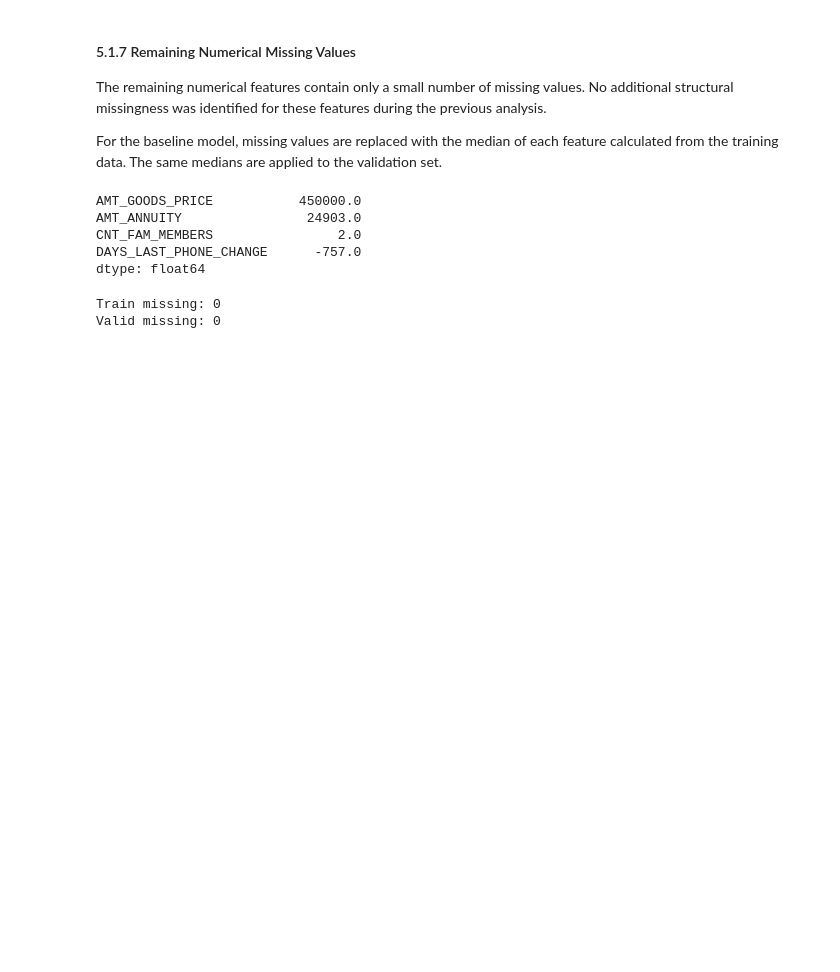
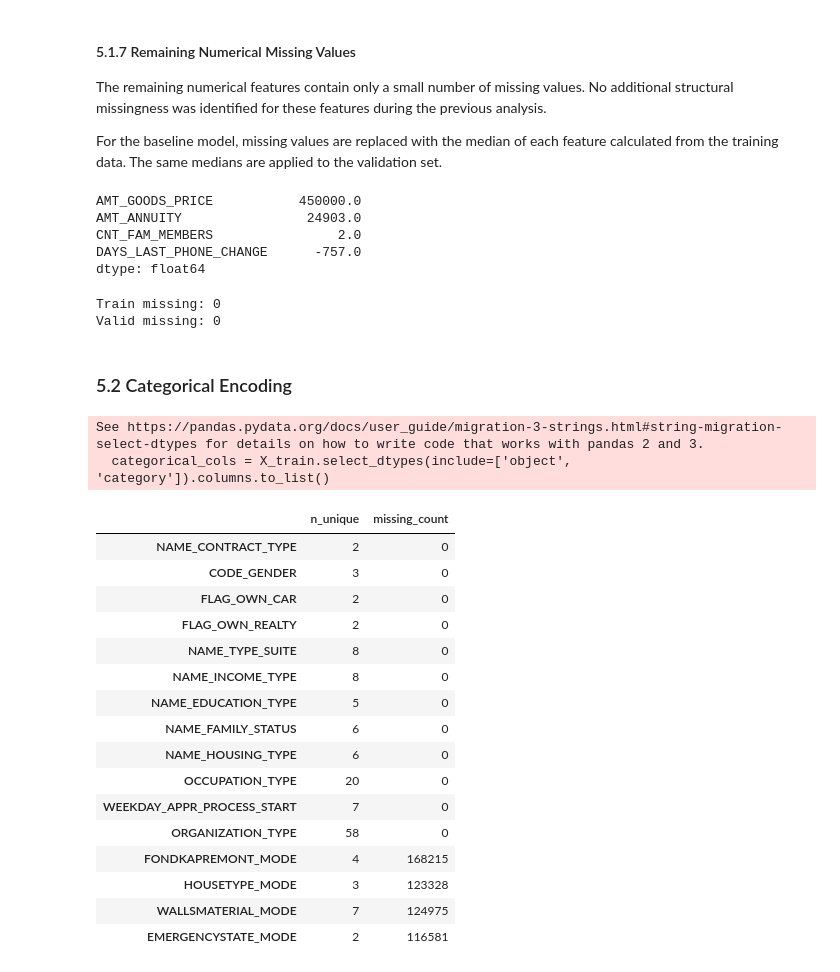
Before and after one commit to Tural-Kazimov/home-credit-default-risk, a Jupyter notebook: 02_model_development.ipynb, the cells around one changed output. Saved outputs shown, nothing was run; the diff lists cells and outputs as text; code cells hidden in the pictures; blank space fills up the shorter version.

Commit message:
Finished the coding of numeric and category values

```diff
--- a/02_model_development.ipynb
+++ b/02_model_development.ipynb
@@ -493,3 +494,34 @@ print('Valid missing:', valid_missing.sum())
 # %% [output]
 Train missing: 0
 Valid missing: 0
+# %% [markdown]
+### 5.2 Categorical Encoding
+# %%
+categorical_cols = X_train.select_dtypes(include=['object', 'category']).columns.to_list()
+
+categorical_summary = pd.DataFrame({
+    'n_unique': X_train[categorical_cols].nunique(),
+    'missing_count': X_train[categorical_cols].isna().sum()
+})
+
+categorical_summary
+# %% [output]
+See https://pandas.pydata.org/docs/user_guide/migration-3-strings.html#string-migration-select-dtypes for details on how to write code that works with pandas 2 and 3.
+  categorical_cols = X_train.select_dtypes(include=['object', 'category']).columns.to_list()
+|  | n_unique | missing_count |
+| NAME_CONTRACT_TYPE | 2 | 0 |
+| CODE_GENDER | 3 | 0 |
+| FLAG_OWN_CAR | 2 | 0 |
+| FLAG_OWN_REALTY | 2 | 0 |
+| NAME_TYPE_SUITE | 8 | 0 |
+| NAME_INCOME_TYPE | 8 | 0 |
+| NAME_EDUCATION_TYPE | 5 | 0 |
+| NAME_FAMILY_STATUS | 6 | 0 |
+| NAME_HOUSING_TYPE | 6 | 0 |
+| OCCUPATION_TYPE | 20 | 0 |
+| WEEKDAY_APPR_PROCESS_START | 7 | 0 |
+| ORGANIZATION_TYPE | 58 | 0 |
+| FONDKAPREMONT_MODE | 4 | 168215 |
+| HOUSETYPE_MODE | 3 | 123328 |
+| WALLSMATERIAL_MODE | 7 | 124975 |
+| EMERGENCYSTATE_MODE | 2 | 116581 |
```
Also changed, not shown: parts of 13 cells of this notebook.
